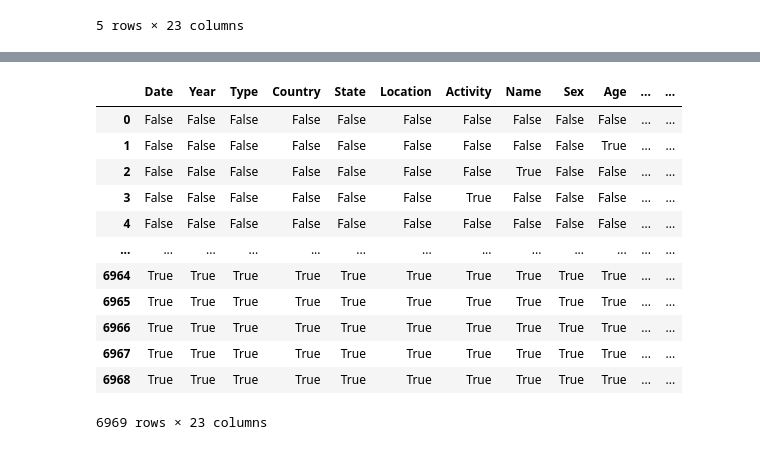
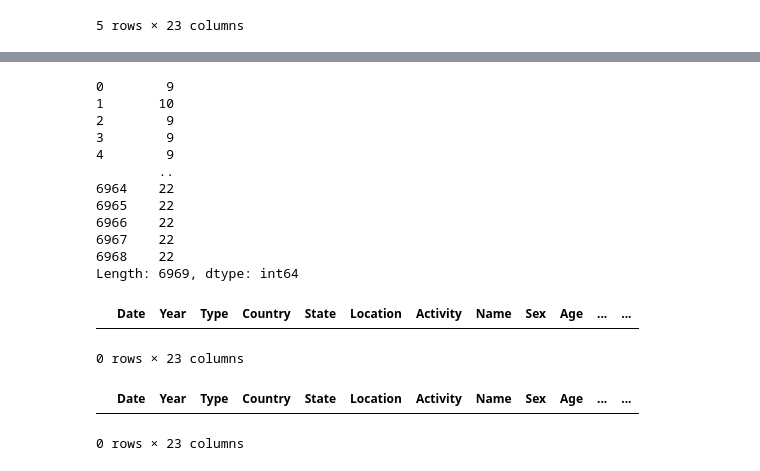
Before and after one commit to trjno/lab-control-flow-en, a Jupyter notebook: week_2_Quest_Shark_Attacks_.ipynb, the cells around one changed output, grey strips where cells are left out. Saved outputs shown, nothing was run; the diff lists cells and outputs as text; code cells hidden in the pictures.

```diff
--- a/week_2_Quest_Shark_Attacks_.ipynb
+++ b/week_2_Quest_Shark_Attacks_.ipynb
@@ -19,16 +56,20 @@ shark_data.head()
+# %%
+shark_data.isna().sum(axis=1)
+# %% [output]
+0        9
+1       10
+2        9
+3        9
+4        9
+        ..
+6964    22
+6965    22
+6966    22
+6967    22
+6968    22
+Length: 6969, dtype: int64
 # %%
-shark_data.isnull()
+shark_data.dropna()
 # %% [output]
 |  | Date | Year | Type | Country | State | Location | Activity | Name | Sex | Age | ... | ... |
-| 0 | False | False | False | False | False | False | False | False | False | False | ... | ... |
-| 1 | False | False | False | False | False | False | False | False | False | True | ... | ... |
-| 2 | False | False | False | False | False | False | False | True | False | False | ... | ... |
-| 3 | False | False | False | False | False | False | True | False | False | False | ... | ... |
-| 4 | False | False | False | False | False | False | False | False | False | False | ... | ... |
-| ... | ... | ... | ... | ... | ... | ... | ... | ... | ... | ... | ... | ... |
-| 6964 | True | True | True | True | True | True | True | True | True | True | ... | ... |
-| 6965 | True | True | True | True | True | True | True | True | True | True | ... | ... |
-| 6966 | True | True | True | True | True | True | True | True | True | True | ... | ... |
-| 6967 | True | True | True | True | True | True | True | True | True | True | ... | ... |
-| 6968 | True | True | True | True | True | True | True | True | True | True | ... | ... |
-6969 rows × 23 columns
+0 rows × 23 columns
@@ -34,0 +78,5 @@ shark_data.isnull()
+# %%
+shark_data.dropna(axis=1)
+# %% [output]
+|  | Date | Year | Type | Country | State | Location | Activity | Name | Sex | Age | ... | ... |
+0 rows × 23 columns
```
Also changed, not shown: parts of 3 cells of this notebook.
